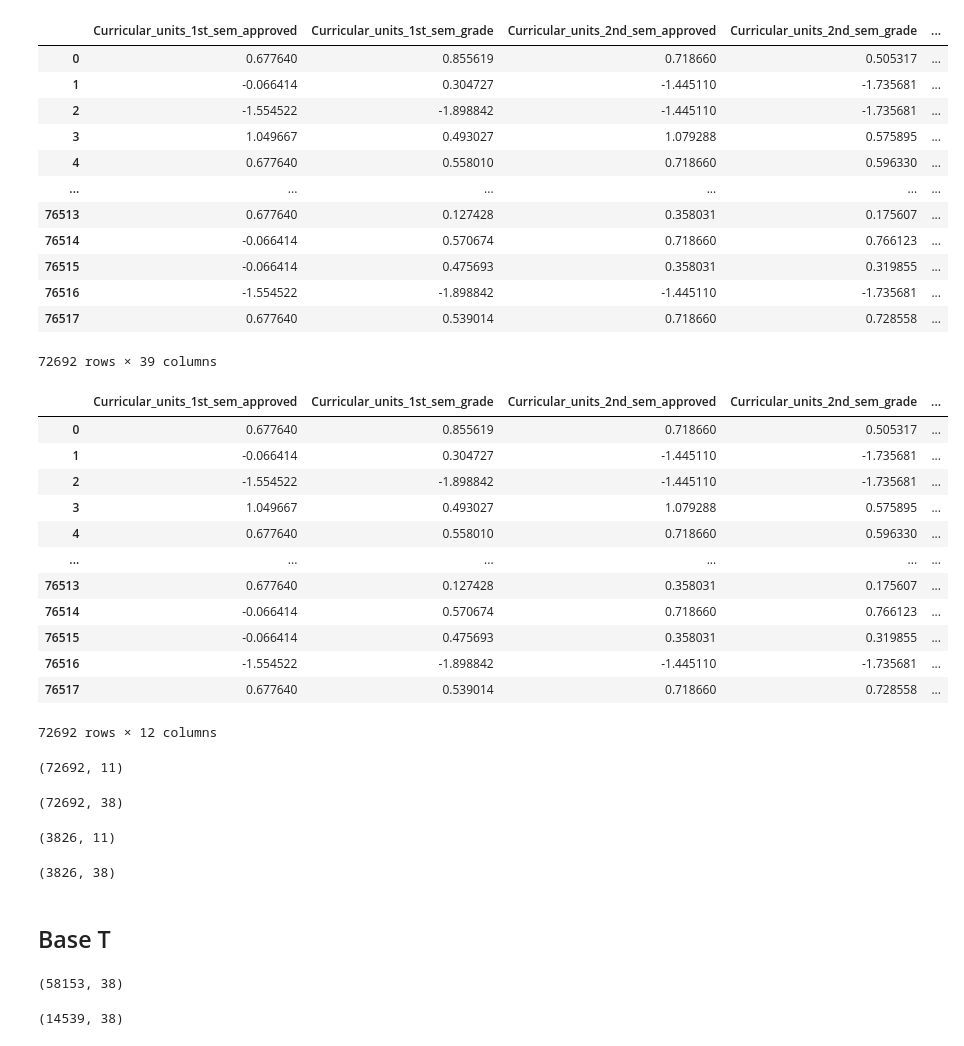
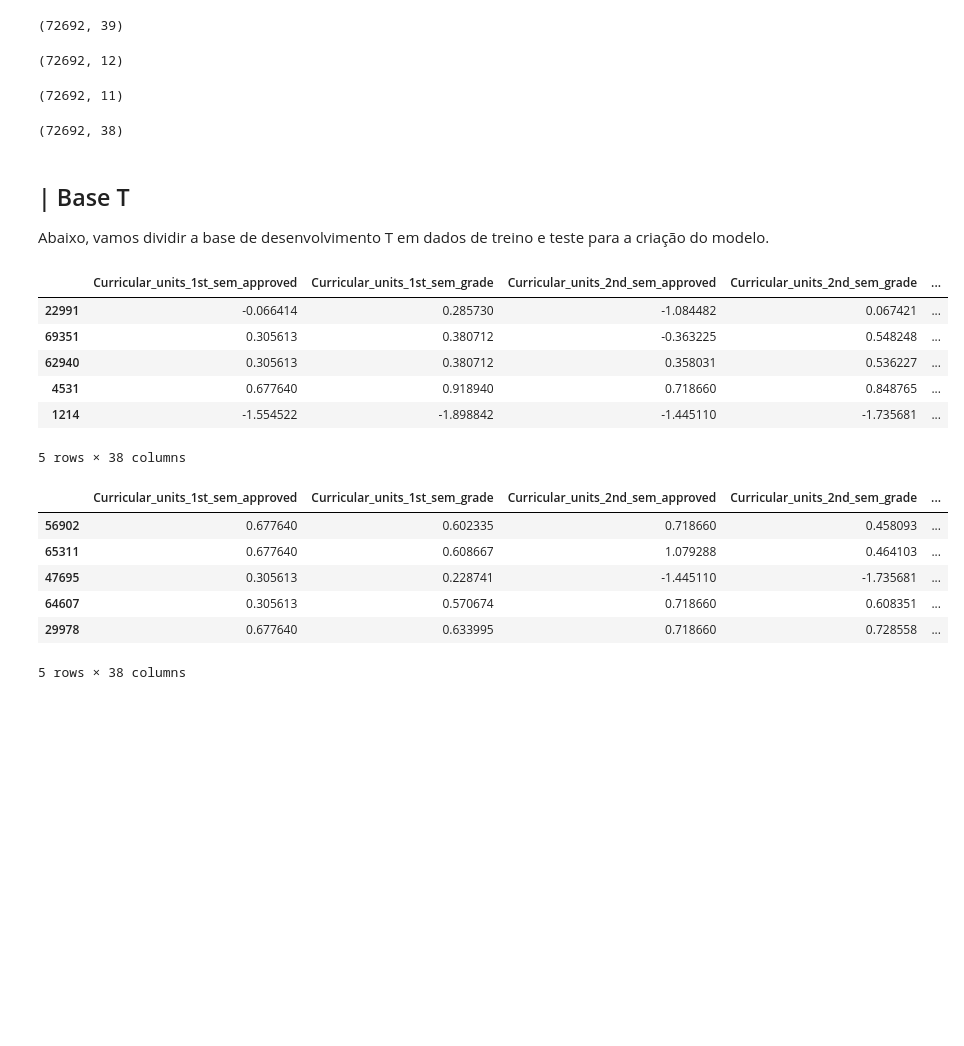
Before and after one commit to DuquePin/Final_Project_EBAC, a Jupyter notebook: notebooks/Modeling.ipynb, the cells around one changed output. Drawn from its saved outputs; the diff is of its cells as text; code cells hidden in the pictures; blank space fills up the shorter version.

```diff
--- a/notebooks/Modeling.ipynb
+++ b/notebooks/Modeling.ipynb
@@ -14,40 +33,14 @@ from sklearn.metrics import confusion_matrix, ConfusionMatrixDisplay, accuracy_s
 # %%
-# Extraindo dados
+# Extraindo dados para realizar a modelagem
 df_desen_t = pd.read_feather('../data/processed/data_t.ftr')
 df_desen_s = pd.read_feather('../data/processed/data_s.ftr')
-df_valid_t = pd.read_feather('../data/processed/valid_t.ftr')
-df_valid_s = pd.read_feather('../data/processed/valid_s.ftr')
 
-# Visualizando
-display(df_desen_t)
-display(df_desen_s)
+# Visualizando estrutura das bases
+display(df_desen_t.shape)
+display(df_desen_s.shape)
 # %% [output]
-|  | Curricular_units_1st_sem_approved | Curricular_units_1st_sem_grade | Curricular_units_2nd_sem_approved | Curricular_units_2nd_sem_grade | ... |
-| 0 | 0.677640 | 0.855619 | 0.718660 | 0.505317 | ... |
-| 1 | -0.066414 | 0.304727 | -1.445110 | -1.735681 | ... |
-| 2 | -1.554522 | -1.898842 | -1.445110 | -1.735681 | ... |
-| 3 | 1.049667 | 0.493027 | 1.079288 | 0.575895 | ... |
-| 4 | 0.677640 | 0.558010 | 0.718660 | 0.596330 | ... |
-| ... | ... | ... | ... | ... | ... |
-| 76513 | 0.677640 | 0.127428 | 0.358031 | 0.175607 | ... |
-| 76514 | -0.066414 | 0.570674 | 0.718660 | 0.766123 | ... |
-| 76515 | -0.066414 | 0.475693 | 0.358031 | 0.319855 | ... |
-| 76516 | -1.554522 | -1.898842 | -1.445110 | -1.735681 | ... |
-| 76517 | 0.677640 | 0.539014 | 0.718660 | 0.728558 | ... |
-72692 rows × 39 columns
+(72692, 39)
-|  | Curricular_units_1st_sem_approved | Curricular_units_1st_sem_grade | Curricular_units_2nd_sem_approved | Curricular_units_2nd_sem_grade | ... |
-| 0 | 0.677640 | 0.855619 | 0.718660 | 0.505317 | ... |
-| 1 | -0.066414 | 0.304727 | -1.445110 | -1.735681 | ... |
-| 2 | -1.554522 | -1.898842 | -1.445110 | -1.735681 | ... |
-| 3 | 1.049667 | 0.493027 | 1.079288 | 0.575895 | ... |
-| 4 | 0.677640 | 0.558010 | 0.718660 | 0.596330 | ... |
-| ... | ... | ... | ... | ... | ... |
-| 76513 | 0.677640 | 0.127428 | 0.358031 | 0.175607 | ... |
-| 76514 | -0.066414 | 0.570674 | 0.718660 | 0.766123 | ... |
-| 76515 | -0.066414 | 0.475693 | 0.358031 | 0.319855 | ... |
-| 76516 | -1.554522 | -1.898842 | -1.445110 | -1.735681 | ... |
-| 76517 | 0.677640 | 0.539014 | 0.718660 | 0.728558 | ... |
-72692 rows × 12 columns
+(72692, 12)
 # %%
 # Separando em features (X) e target (y)
 
@@ -59,32 +52,35 @@ y_t = df_desen_t.Target
 X_s = df_desen_s.drop(columns=['Target'])
 y_s = df_desen_s.Target
 
-# Base de desenvolvimento com todas variáveis transformadas (Base VT)
-X_vt = df_valid_t.drop(columns=['Target'])
-y_vt = df_valid_t.Target
-
-# Base de validação com subconjunto de variáveis selecionadas (Base VS)
-X_vs = df_valid_s.drop(columns=['Target'])
-y_vs = df_valid_s.Target
-
-# Visualizando
+# Visualizando estrutura das bases
 display(X_s.shape)
 display(X_t.shape)
-display(X_vs.shape)
-display(X_vt.shape)
 # %% [output]
 (72692, 11)
 (72692, 38)
-(3826, 11)
-(3826, 38)
 # %% [markdown]
-## Base T
+## | Base T
+
+Abaixo, vamos dividir a base de desenvolvimento T em dados de treino e teste para a criação do modelo.
 # %%
-# Separando base de desenvolvimento em treino e teste
+# Separando base de desenvolvimento T em treino e teste
 X_t_train, X_t_test, y_t_train, y_t_test = train_test_split(X_t, y_t, test_size=.2, random_state=412)
 
-display(X_t_train.shape)
-display(X_t_test.shape)
+# Visualizando dados
+display(X_t_train.head(5))
+display(X_t_test.head(5))
 # %% [output]
+|  | Curricular_units_1st_sem_approved | Curricular_units_1st_sem_grade | Curricular_units_2nd_sem_approved | Curricular_units_2nd_sem_grade | ... |
+| 22991 | -0.066414 | 0.285730 | -1.084482 | 0.067421 | ... |
+| 69351 | 0.305613 | 0.380712 | -0.363225 | 0.548248 | ... |
+| 62940 | 0.305613 | 0.380712 | 0.358031 | 0.536227 | ... |
+| 4531 | 0.677640 | 0.918940 | 0.718660 | 0.848765 | ... |
+| 1214 | -1.554522 | -1.898842 | -1.445110 | -1.735681 | ... |
-(58153, 38)
+5 rows × 38 columns
+|  | Curricular_units_1st_sem_approved | Curricular_units_1st_sem_grade | Curricular_units_2nd_sem_approved | Curricular_units_2nd_sem_grade | ... |
+| 56902 | 0.677640 | 0.602335 | 0.718660 | 0.458093 | ... |
+| 65311 | 0.677640 | 0.608667 | 1.079288 | 0.464103 | ... |
+| 47695 | 0.305613 | 0.228741 | -1.445110 | -1.735681 | ... |
+| 64607 | 0.305613 | 0.570674 | 0.718660 | 0.608351 | ... |
+| 29978 | 0.677640 | 0.633995 | 0.718660 | 0.728558 | ... |
-(14539, 38)
+5 rows × 38 columns
```
Also changed, not shown: parts of 30 cells of this notebook, 8 other files.
